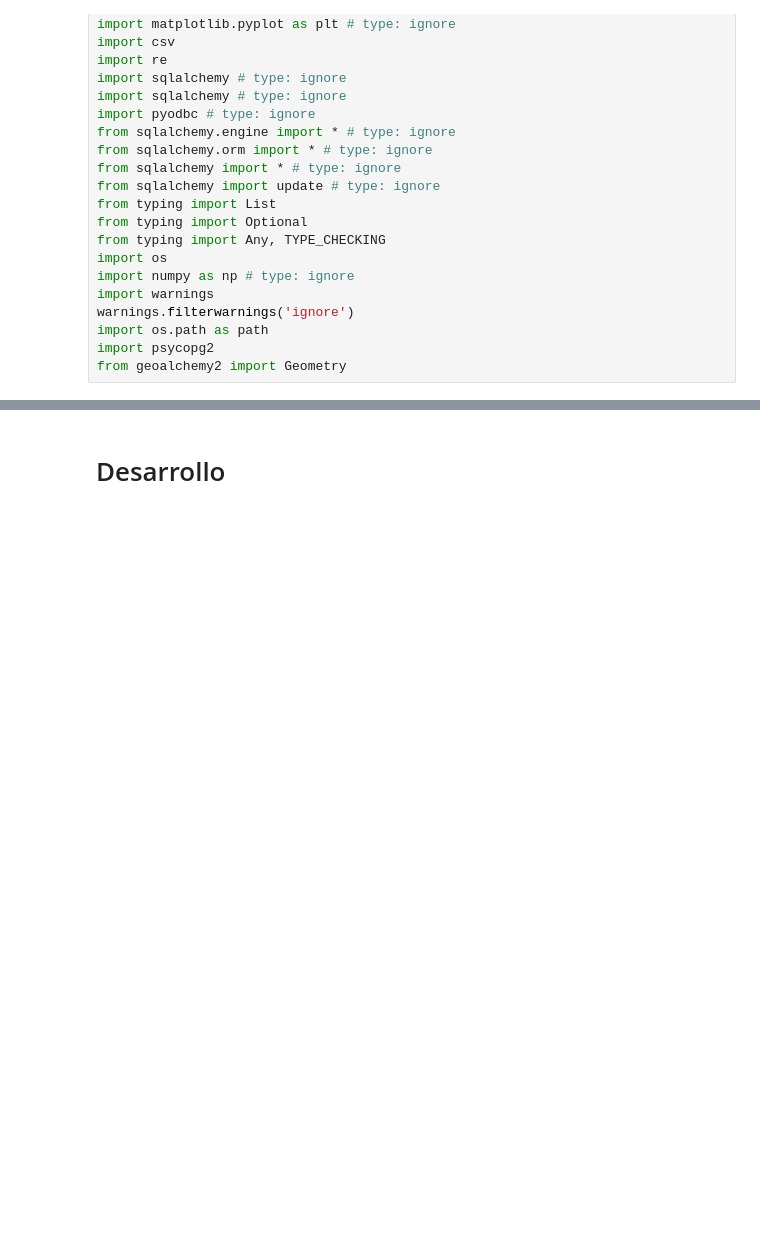
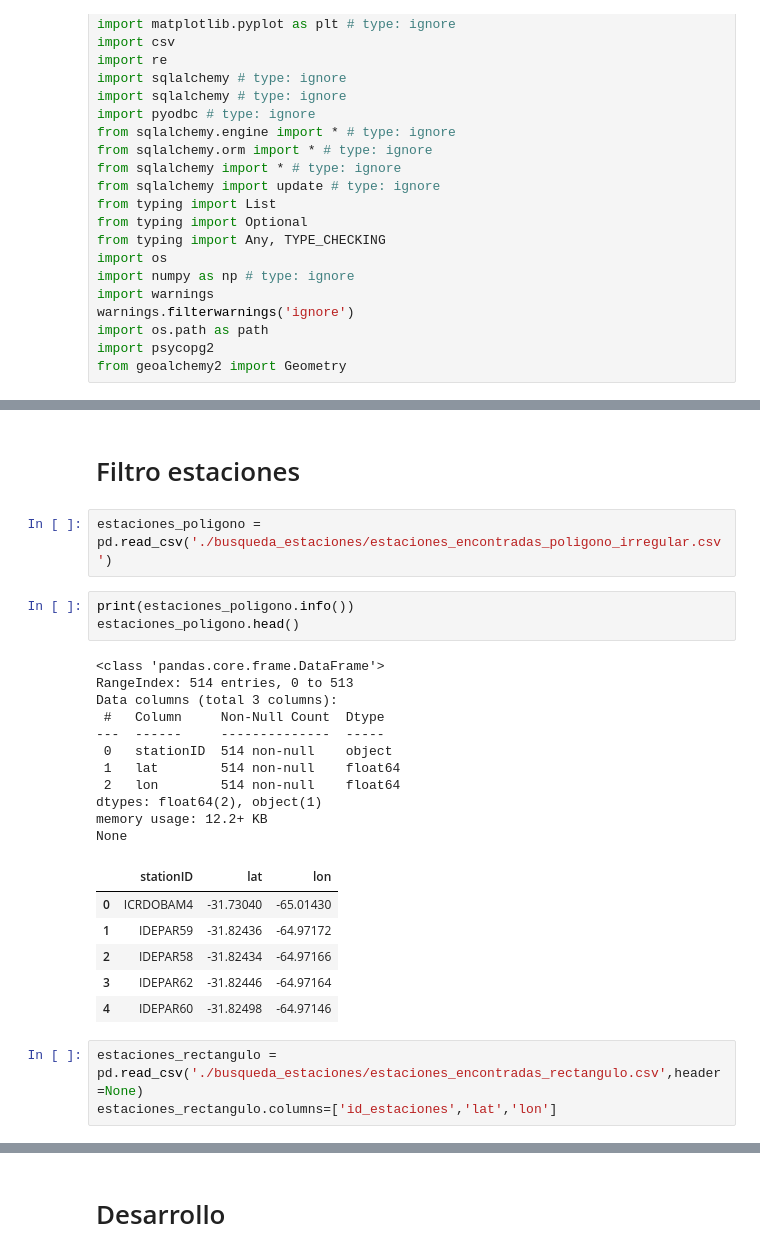
Before and after one commit to Facunditos/wunder, a Jupyter notebook: scraping.ipynb, the cells around one changed output, grey strips where cells are left out. Cells and saved outputs as stored; diff of their text form; blank space fills up the shorter version.

Commit message:
implementé script para busqueda de nuevas estaciones

```diff
--- a/scraping.ipynb
+++ b/scraping.ipynb
@@ -29,0 +37,28 @@ from geoalchemy2 import Geometry
+# %% [markdown]
+# Filtro estaciones
+# %%
+estaciones_poligono = pd.read_csv('./busqueda_estaciones/estaciones_encontradas_poligono_irregular.csv')
+# %%
+print(estaciones_poligono.info())
+estaciones_poligono.head()
+# %% [output]
+<class 'pandas.core.frame.DataFrame'>
+RangeIndex: 514 entries, 0 to 513
+Data columns (total 3 columns):
+ #   Column     Non-Null Count  Dtype
+---  ------     --------------  -----
+ 0   stationID  514 non-null    object
+ 1   lat        514 non-null    float64
+ 2   lon        514 non-null    float64
+dtypes: float64(2), object(1)
+memory usage: 12.2+ KB
+None
+|  | stationID | lat | lon |
+| 0 | ICRDOBAM4 | -31.73040 | -65.01430 |
+| 1 | IDEPAR59 | -31.82436 | -64.97172 |
+| 2 | IDEPAR58 | -31.82434 | -64.97166 |
+| 3 | IDEPAR62 | -31.82446 | -64.97164 |
+| 4 | IDEPAR60 | -31.82498 | -64.97146 |
+# %%
+estaciones_rectangulo = pd.read_csv('./busqueda_estaciones/estaciones_encontradas_rectangulo.csv',header=None)
+estaciones_rectangulo.columns=['id_estaciones','lat','lon']
```
Also changed, not shown: parts of 6 cells of this notebook, 29 other files.
